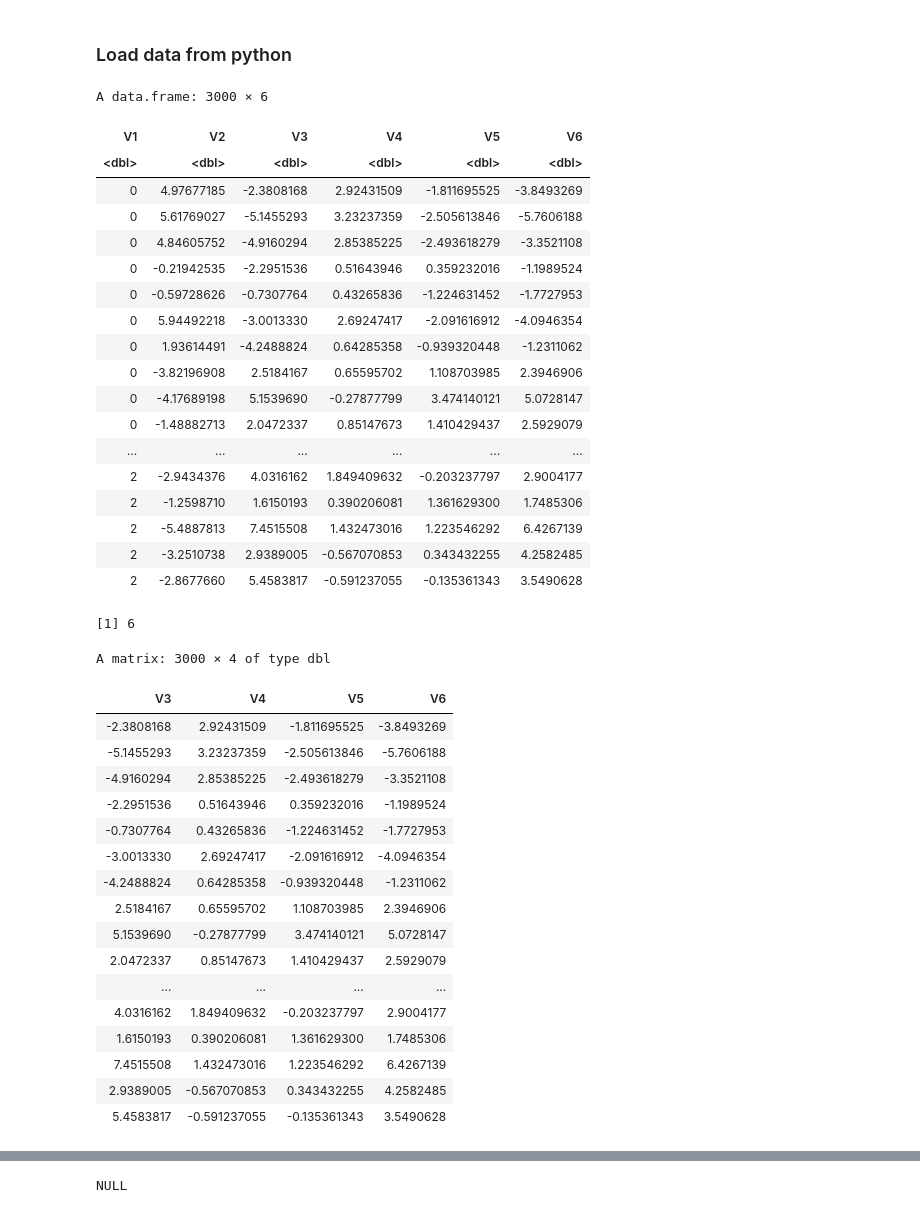
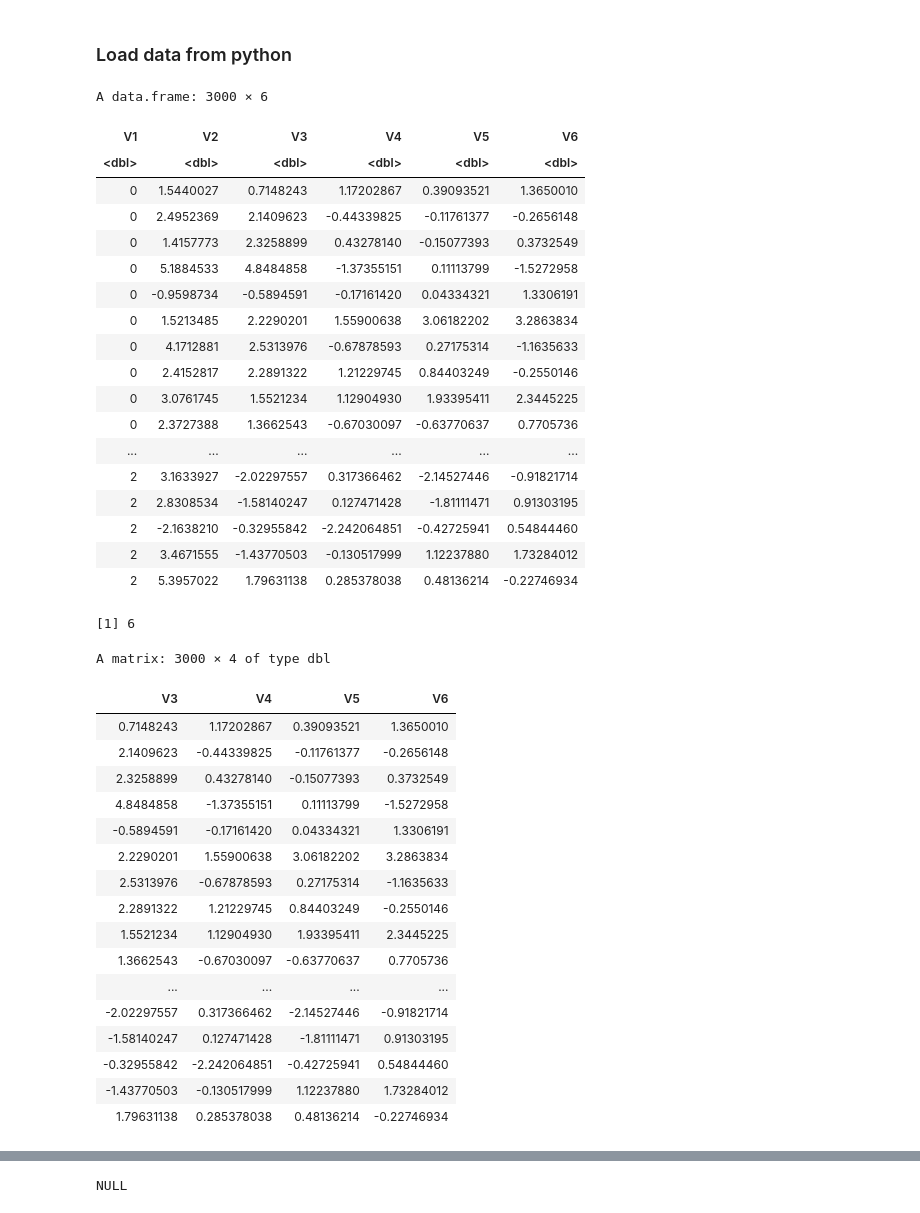
Before and after one commit to juangamella/icp, a Jupyter notebook: ICP_r.ipynb, the cells around one changed output, grey strips where cells are left out. Drawn from its saved outputs; the diff is of its cells as text; code cells hidden in the pictures.

```diff
--- a/ICP_r.ipynb
+++ b/ICP_r.ipynb
@@ -20,31 +20,31 @@ Loading required package: stabs
 # %% [markdown]
 ### Load data from python
 # %%
-case_no = 175
+case_no = 4
 path = 'causalicp/test/test_cases/'
 filename = sprintf('%scase_%d.csv', path, case_no)
 raw = read.csv(filename, header=FALSE)
 raw
 # %% [output]
 A data.frame: 3000 × 6
 | V1 | V2 | V3 | V4 | V5 | V6 |
 | <dbl> | <dbl> | <dbl> | <dbl> | <dbl> | <dbl> |
-| 0 | 4.97677185 | -2.3808168 | 2.92431509 | -1.811695525 | -3.8493269 |
-| 0 | 5.61769027 | -5.1455293 | 3.23237359 | -2.505613846 | -5.7606188 |
-| 0 | 4.84605752 | -4.9160294 | 2.85385225 | -2.493618279 | -3.3521108 |
-| 0 | -0.21942535 | -2.2951536 | 0.51643946 | 0.359232016 | -1.1989524 |
-| 0 | -0.59728626 | -0.7307764 | 0.43265836 | -1.224631452 | -1.7727953 |
-| 0 | 5.94492218 | -3.0013330 | 2.69247417 | -2.091616912 | -4.0946354 |
-| 0 | 1.93614491 | -4.2488824 | 0.64285358 | -0.939320448 | -1.2311062 |
-| 0 | -3.82196908 | 2.5184167 | 0.65595702 | 1.108703985 | 2.3946906 |
-| 0 | -4.17689198 | 5.1539690 | -0.27877799 | 3.474140121 | 5.0728147 |
-| 0 | -1.48882713 | 2.0472337 | 0.85147673 | 1.410429437 | 2.5929079 |
+| 0 | 1.5440027 | 0.7148243 | 1.17202867 | 0.39093521 | 1.3650010 |
+| 0 | 2.4952369 | 2.1409623 | -0.44339825 | -0.11761377 | -0.2656148 |
+| 0 | 1.4157773 | 2.3258899 | 0.43278140 | -0.15077393 | 0.3732549 |
+| 0 | 5.1884533 | 4.8484858 | -1.37355151 | 0.11113799 | -1.5272958 |
+| 0 | -0.9598734 | -0.5894591 | -0.17161420 | 0.04334321 | 1.3306191 |
+| 0 | 1.5213485 | 2.2290201 | 1.55900638 | 3.06182202 | 3.2863834 |
+| 0 | 4.1712881 | 2.5313976 | -0.67878593 | 0.27175314 | -1.1635633 |
+| 0 | 2.4152817 | 2.2891322 | 1.21229745 | 0.84403249 | -0.2550146 |
+| 0 | 3.0761745 | 1.5521234 | 1.12904930 | 1.93395411 | 2.3445225 |
+| 0 | 2.3727388 | 1.3662543 | -0.67030097 | -0.63770637 | 0.7705736 |
 | ... | ... | ... | ... | ... | ... |
-| 2 | -2.9434376 | 4.0316162 | 1.849409632 | -0.203237797 | 2.9004177 |
-| 2 | -1.2598710 | 1.6150193 | 0.390206081 | 1.361629300 | 1.7485306 |
-| 2 | -5.4887813 | 7.4515508 | 1.432473016 | 1.223546292 | 6.4267139 |
-| 2 | -3.2510738 | 2.9389005 | -0.567070853 | 0.343432255 | 4.2582485 |
-| 2 | -2.8677660 | 5.4583817 | -0.591237055 | -0.135361343 | 3.5490628 |
+| 2 | 3.1633927 | -2.02297557 | 0.317366462 | -2.14527446 | -0.91821714 |
+| 2 | 2.8308534 | -1.58140247 | 0.127471428 | -1.81111471 | 0.91303195 |
+| 2 | -2.1638210 | -0.32955842 | -2.242064851 | -0.42725941 | 0.54844460 |
+| 2 | 3.4671555 | -1.43770503 | -0.130517999 | 1.12237880 | 1.73284012 |
+| 2 | 5.3957022 | 1.79631138 | 0.285378038 | 0.48136214 | -0.22746934 |
 # %%
 ncol(raw)
 # %% [output]
@@ -60,20 +60,20 @@ X
 # %% [output]
 A matrix: 3000 × 4 of type dbl
 | V3 | V4 | V5 | V6 |
-| -2.3808168 | 2.92431509 | -1.811695525 | -3.8493269 |
-| -5.1455293 | 3.23237359 | -2.505613846 | -5.7606188 |
-| -4.9160294 | 2.85385225 | -2.493618279 | -3.3521108 |
-| -2.2951536 | 0.51643946 | 0.359232016 | -1.1989524 |
-| -0.7307764 | 0.43265836 | -1.224631452 | -1.7727953 |
-| -3.0013330 | 2.69247417 | -2.091616912 | -4.0946354 |
-| -4.2488824 | 0.64285358 | -0.939320448 | -1.2311062 |
-| 2.5184167 | 0.65595702 | 1.108703985 | 2.3946906 |
-| 5.1539690 | -0.27877799 | 3.474140121 | 5.0728147 |
-| 2.0472337 | 0.85147673 | 1.410429437 | 2.5929079 |
+| 0.7148243 | 1.17202867 | 0.39093521 | 1.3650010 |
+| 2.1409623 | -0.44339825 | -0.11761377 | -0.2656148 |
+| 2.3258899 | 0.43278140 | -0.15077393 | 0.3732549 |
+| 4.8484858 | -1.37355151 | 0.11113799 | -1.5272958 |
+| -0.5894591 | -0.17161420 | 0.04334321 | 1.3306191 |
+| 2.2290201 | 1.55900638 | 3.06182202 | 3.2863834 |
+| 2.5313976 | -0.67878593 | 0.27175314 | -1.1635633 |
+| 2.2891322 | 1.21229745 | 0.84403249 | -0.2550146 |
+| 1.5521234 | 1.12904930 | 1.93395411 | 2.3445225 |
+| 1.3662543 | -0.67030097 | -0.63770637 | 0.7705736 |
 | ... | ... | ... | ... |
-| 4.0316162 | 1.849409632 | -0.203237797 | 2.9004177 |
-| 1.6150193 | 0.390206081 | 1.361629300 | 1.7485306 |
-| 7.4515508 | 1.432473016 | 1.223546292 | 6.4267139 |
-| 2.9389005 | -0.567070853 | 0.343432255 | 4.2582485 |
-| 5.4583817 | -0.591237055 | -0.135361343 | 3.5490628 |
+| -2.02297557 | 0.317366462 | -2.14527446 | -0.91821714 |
+| -1.58140247 | 0.127471428 | -1.81111471 | 0.91303195 |
+| -0.32955842 | -2.242064851 | -0.42725941 | 0.54844460 |
+| -1.43770503 | -0.130517999 | 1.12237880 | 1.73284012 |
+| 1.79631138 | 0.285378038 | 0.48136214 | -0.22746934 |
 # %%
```
Also changed, not shown: parts of 28 cells of this notebook, 1 other file.
